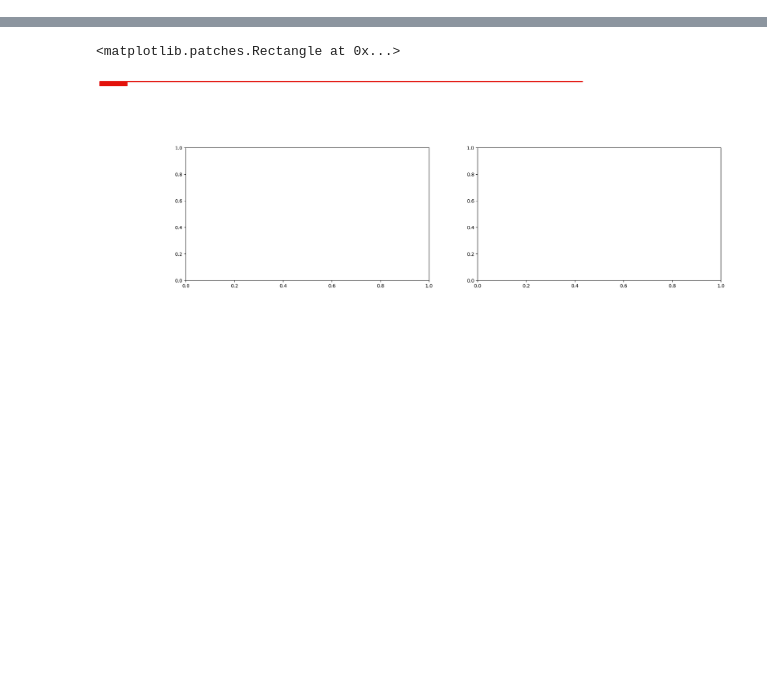
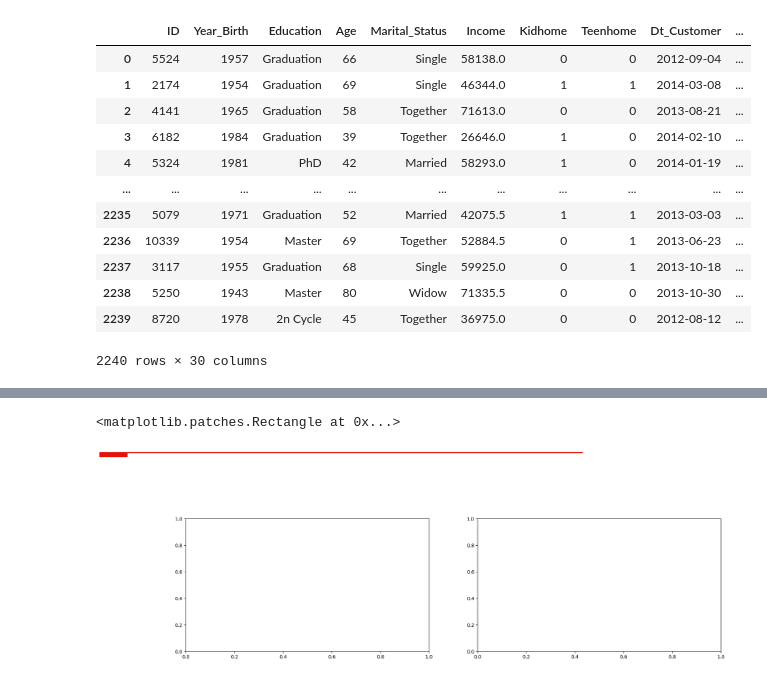
Before and after one commit to fdkurnianto/CapstoneProject2, a Jupyter notebook: notebooks/DataAnalytics.ipynb, the cells around one changed output, grey strips where cells are left out. Drawn from its saved outputs; the diff is of its cells as text; code cells hidden in the pictures; blank space fills up the shorter version.

```diff
--- a/notebooks/DataAnalytics.ipynb
+++ b/notebooks/DataAnalytics.ipynb
@@ -69,0 +96,16 @@ table
+# %%
+df
+# %% [output]
+|  | ID | Year_Birth | Education | Age | Marital_Status | Income | Kidhome | Teenhome | Dt_Customer | ... |
+| 0 | 5524 | 1957 | Graduation | 66 | Single | 58138.0 | 0 | 0 | 2012-09-04 | ... |
+| 1 | 2174 | 1954 | Graduation | 69 | Single | 46344.0 | 1 | 1 | 2014-03-08 | ... |
+| 2 | 4141 | 1965 | Graduation | 58 | Together | 71613.0 | 0 | 0 | 2013-08-21 | ... |
+| 3 | 6182 | 1984 | Graduation | 39 | Together | 26646.0 | 1 | 0 | 2014-02-10 | ... |
+| 4 | 5324 | 1981 | PhD | 42 | Married | 58293.0 | 1 | 0 | 2014-01-19 | ... |
+| ... | ... | ... | ... | ... | ... | ... | ... | ... | ... | ... |
+| 2235 | 5079 | 1971 | Graduation | 52 | Married | 42075.5 | 1 | 1 | 2013-03-03 | ... |
+| 2236 | 10339 | 1954 | Master | 69 | Together | 52884.5 | 0 | 1 | 2013-06-23 | ... |
+| 2237 | 3117 | 1955 | Graduation | 68 | Single | 59925.0 | 0 | 1 | 2013-10-18 | ... |
+| 2238 | 5250 | 1943 | Master | 80 | Widow | 71335.5 | 0 | 0 | 2013-10-30 | ... |
+| 2239 | 8720 | 1978 | 2n Cycle | 45 | Together | 36975.0 | 0 | 0 | 2012-08-12 | ... |
+2240 rows × 30 columns
```
Also changed, not shown: parts of 13 cells of this notebook.
